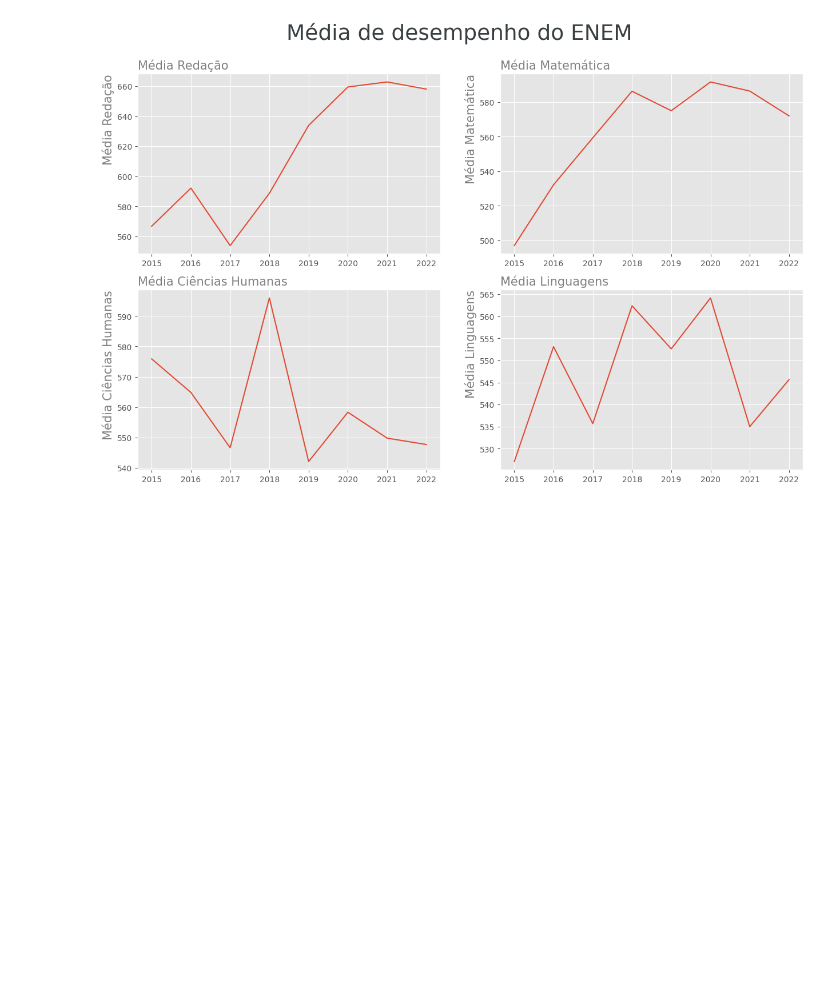
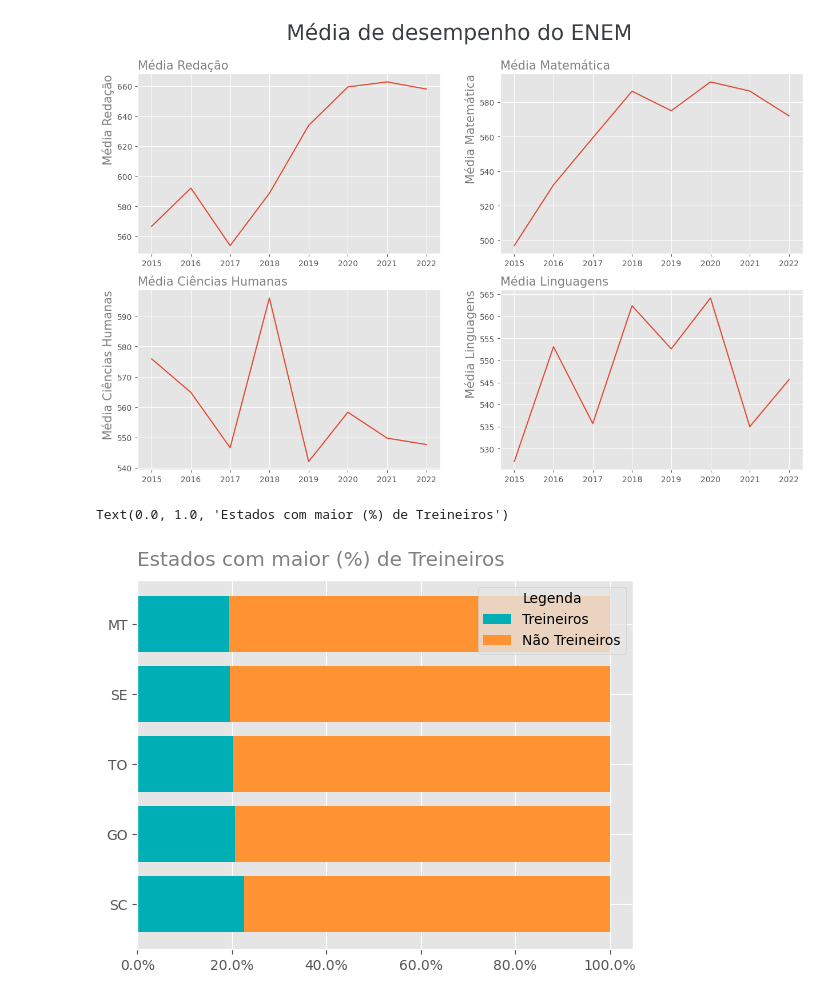
Before and after one commit to LiamFer/ENEM-Analysis, a Jupyter notebook: main_analysis.ipynb, the cells around one changed output. Drawn from its saved outputs; the diff is of its cells as text; code cells hidden in the pictures; blank space fills up the shorter version.

Commit message:
Estados com maior número de treineiros

```diff
--- a/main_analysis.ipynb
+++ b/main_analysis.ipynb
@@ -172,3 +173,26 @@ fig.suptitle('Média de desempenho do ENEM',fontsize=27,color="#393E41")
 plt.savefig('foo.png', bbox_inches='tight')
 # %% [output]
 [figure]
+# %%
+# Buscando os estados com maior percentual de treineiros no ano de 2022
+trein_state = pd.DataFrame(enem.loc[enem['Ano']==2022].groupby("Estado")['Treineiro'].value_counts(normalize=True)).reset_index()
+top_trein_states = trein_state.loc[trein_state['Treineiro']>0].sort_values("proportion",ascending=False).head(5)["Estado"]
+top_trein_states = trein_state.loc[trein_state['Estado'].isin(top_trein_states)]
+# %%
+# Pivotando a tabela pra ficar mais fácil de usar um gráfico horizontal
+top_trein_states = top_trein_states.pivot_table('proportion', ['Estado'], 'Treineiro').reset_index()
+top_trein_states.columns = ['Estado',"Não Treineiros","Treineiros"]
+top_trein_states = top_trein_states[['Estado',"Treineiros","Não Treineiros"]].sort_values("Treineiros",ascending=False)
+
+# Multiplicando pra transformar em porcentagem
+top_trein_states = top_trein_states.map(lambda x: x*100 if type(x) == float else x)
+
+# Criando o gráfico
+b1 = plt.barh(top_trein_states['Estado'],top_trein_states["Treineiros"],color='#00AFB5')
+b2 = plt.barh(top_trein_states['Estado'],top_trein_states["Não Treineiros"],color='#FF9233',left=top_trein_states["Treineiros"])
+plt.legend([b1, b2], ["Treineiros", "Não Treineiros"], title="Legenda", loc="upper right")
+plt.gca().xaxis.set_major_formatter(StrMethodFormatter('{x}%'))
+plt.title("Estados com maior (%) de Treineiros",loc='left',color='gray',pad=10)
+# %% [output]
+Text(0.0, 1.0, 'Estados com maior (%) de Treineiros')
+[figure, added]
```
Also changed, not shown: parts of 1 cell of this notebook.
